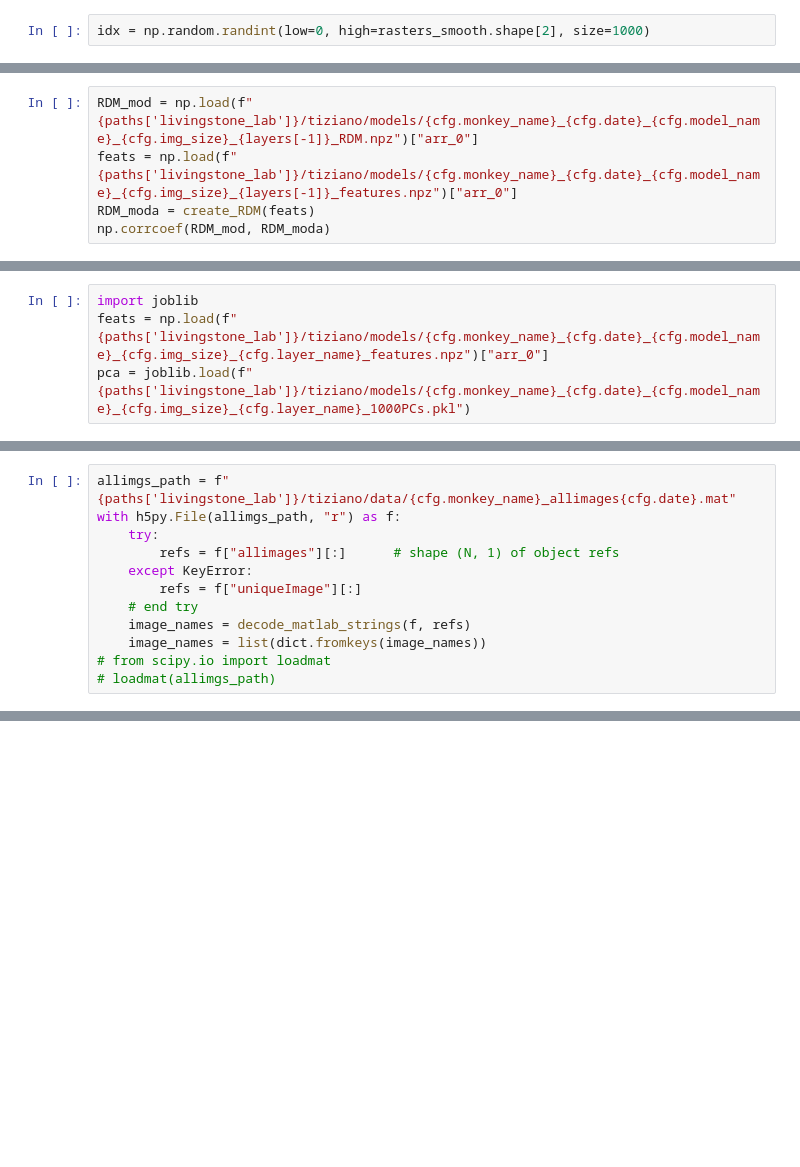
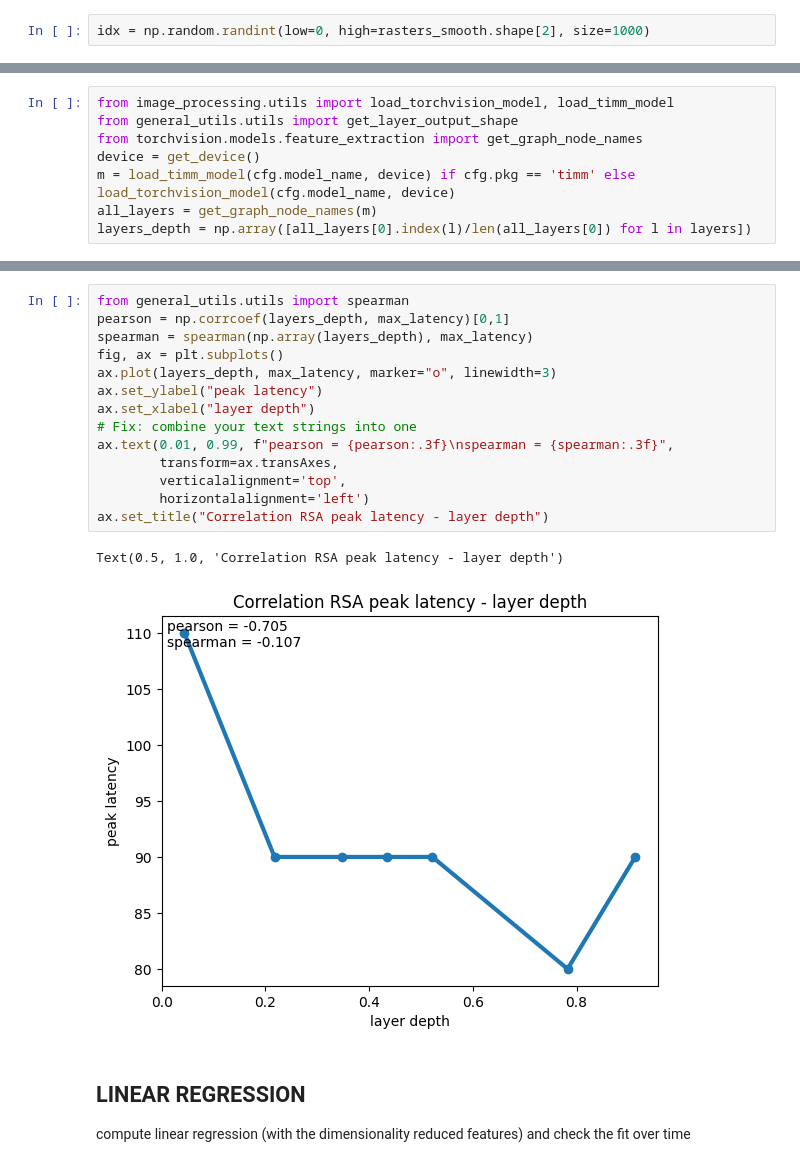
Before and after one commit to TizianoCausin01/temporal_context, a Jupyter notebook: python_scripts/scripts/image_vit_similarity.ipynb, the cells around one changed output, grey strips where cells are left out. Drawn from its saved outputs; the diff is of its cells as text; blank space fills up the shorter version.

```diff
--- a/python_scripts/scripts/image_vit_similarity.ipynb
+++ b/python_scripts/scripts/image_vit_similarity.ipynb
@@ -91,5 +70,0 @@ FileNotFoundError: [Errno 2] No such file or directory: '/Users/tizianocausin/li
-# %%
-RDM_mod = np.load(f"{paths['livingstone_lab']}/tiziano/models/{cfg.monkey_name}_{cfg.date}_{cfg.model_name}_{cfg.img_size}_{layers[-1]}_RDM.npz")["arr_0"]
-feats = np.load(f"{paths['livingstone_lab']}/tiziano/models/{cfg.monkey_name}_{cfg.date}_{cfg.model_name}_{cfg.img_size}_{layers[-1]}_features.npz")["arr_0"]
-RDM_moda = create_RDM(feats)
-np.corrcoef(RDM_mod, RDM_moda)
@@ -330,4 +70,0 @@ Text(0.5, 1.0, 'Lagged linear regression on V1')
-# %%
-import joblib
-feats = np.load(f"{paths['livingstone_lab']}/tiziano/models/{cfg.monkey_name}_{cfg.date}_{cfg.model_name}_{cfg.img_size}_{cfg.layer_name}_features.npz")["arr_0"]
-pca = joblib.load(f"{paths['livingstone_lab']}/tiziano/models/{cfg.monkey_name}_{cfg.date}_{cfg.model_name}_{cfg.img_size}_{cfg.layer_name}_1000PCs.pkl")
@@ -411,12 +70,0 @@ Text(0.5, 1.0, '206')
-# %%
-allimgs_path = f"{paths['livingstone_lab']}/tiziano/data/{cfg.monkey_name}_allimages{cfg.date}.mat"
-with h5py.File(allimgs_path, "r") as f:
-    try:
-        refs = f["allimages"][:]      # shape (N, 1) of object refs
-    except KeyError:
-        refs = f["uniqueImage"][:]
-    # end try
-    image_names = decode_matlab_strings(f, refs)
-    image_names = list(dict.fromkeys(image_names))
-# from scipy.io import loadmat
-# loadmat(allimgs_path)
@@ -443,0 +126,8 @@ dict_keys(['__header__', '__version__', '__globals__', 'model', 'layers', 'time_
+# %%
+from image_processing.utils import load_torchvision_model, load_timm_model
+from general_utils.utils import get_layer_output_shape
+from torchvision.models.feature_extraction import get_graph_node_names
+device = get_device()
+m = load_timm_model(cfg.model_name, device) if cfg.pkg == 'timm' else load_torchvision_model(cfg.model_name, device)
+all_layers = get_graph_node_names(m)
+layers_depth = np.array([all_layers[0].index(l)/len(all_layers[0]) for l in layers])
@@ -443,0 +136,20 @@ dict_keys(['__header__', '__version__', '__globals__', 'model', 'layers', 'time_
+# %%
+from general_utils.utils import spearman
+pearson = np.corrcoef(layers_depth, max_latency)[0,1]
+spearman = spearman(np.array(layers_depth), max_latency)
+fig, ax = plt.subplots()
+ax.plot(layers_depth, max_latency, marker="o", linewidth=3)
+ax.set_ylabel("peak latency")
+ax.set_xlabel("layer depth")
+# Fix: combine your text strings into one
+ax.text(0.01, 0.99, f"pearson = {pearson:.3f}\nspearman = {spearman:.3f}",
+        transform=ax.transAxes,
+        verticalalignment='top',
+        horizontalalignment='left')
+ax.set_title("Correlation RSA peak latency - layer depth")
+# %% [output]
+Text(0.5, 1.0, 'Correlation RSA peak latency - layer depth')
+[figure, added]
+# %% [markdown]
+ ## LINEAR REGRESSION
+ compute linear regression (with the dimensionality reduced features) and check the fit over time
```
Also changed, not shown: parts of 50 cells of this notebook, 6 other files.
